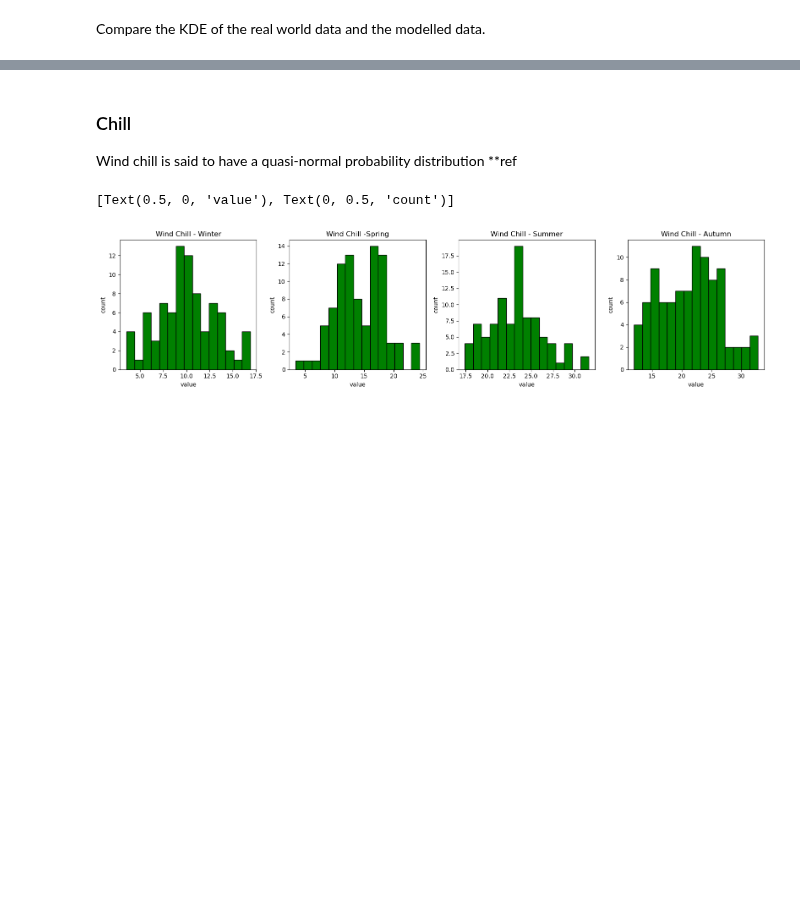
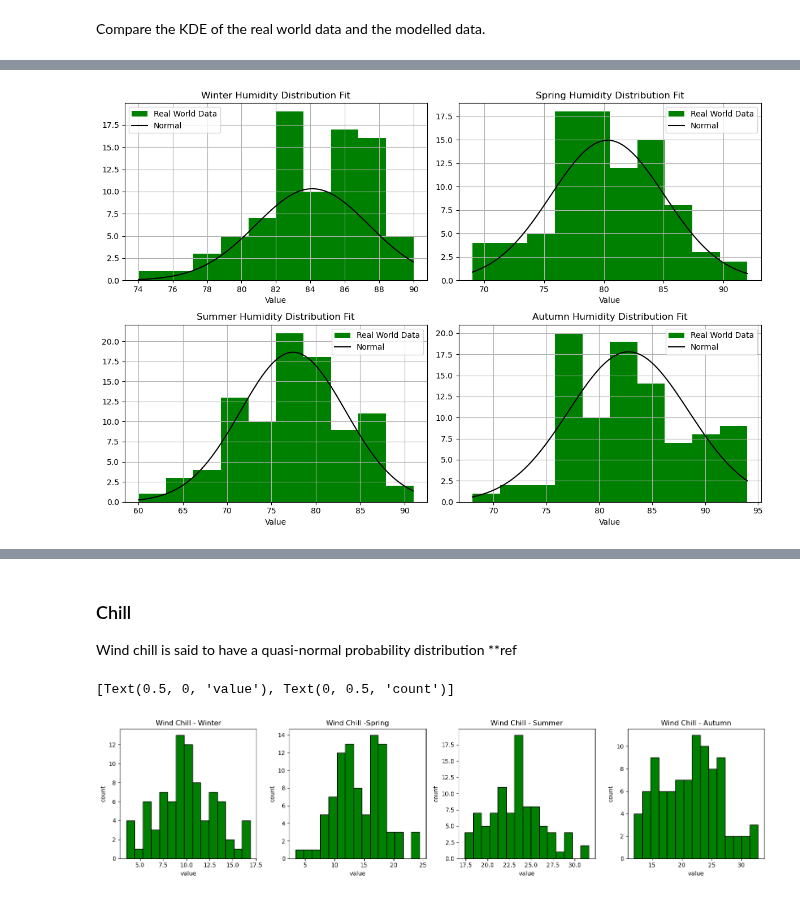
Before and after one commit to humphs078/ProgrammingforDataAnalysisAssignment_1, a Jupyter notebook: submission_notebook.ipynb, the cells around one changed output, grey strips where cells are left out. Saved outputs shown, nothing was run; the diff lists cells and outputs as text; code cells hidden in the pictures; blank space fills up the shorter version.

```diff
--- a/submission_notebook.ipynb
+++ b/submission_notebook.ipynb
@@ -500,41 +501,51 @@ winter_normal_humidity = np.random.normal(winter.describe()['humidity_%']['mean'
 spring_normal_humidity = np.random.normal(spring.describe()['humidity_%']['mean'], spring.describe()['humidity_%']['std'], size = spring_rows)
 summer_normal_humidity = np.random.normal(summer.describe()['humidity_%']['mean'], summer.describe()['humidity_%']['std'], size = summer_rows)
 autumn_normal_humidity = np.random.normal(autumn.describe()['humidity_%']['mean'], autumn.describe()['humidity_%']['std'], size = autumn_rows)
+# %%
+winter_humidity_xl = np.linspace(winter.describe()['humidity_%']['min'], winter.describe()['humidity_%']['max'], winter_rows)
+spring_humidity_xl = np.linspace(spring.describe()['humidity_%']['min'], spring.describe()['humidity_%']['max'], spring_rows)
+summer_humidity_xl = np.linspace(summer.describe()['humidity_%']['min'], summer.describe()['humidity_%']['max'], summer_rows)
+autumn_humidity_xl = np.linspace(autumn.describe()['humidity_%']['min'], autumn.describe()['humidity_%']['max'], autumn_rows)
+# %%
+def normal_dist(x , mean , sd):
+    prob_density = (np.pi*sd) * np.exp(-0.5*((x-mean)/sd)**2)
+    return prob_density
+
+norm_winter_humidity_pdf = normal_dist(winter_humidity_xl, winter.describe()['humidity_%']['mean'], winter.describe()['humidity_%']['std'])
+norm_spring_humidity_pdf = normal_dist(spring_humidity_xl, spring.describe()['humidity_%']['mean'], spring.describe()['humidity_%']['std'])
+norm_summer_humidity_pdf = normal_dist(summer_humidity_xl, summer.describe()['humidity_%']['mean'], summer.describe()['humidity_%']['std'])
+norm_autumn_humidity_pdf = normal_dist(autumn_humidity_xl, autumn.describe()['humidity_%']['mean'], autumn.describe()['humidity_%']['std'])
 # %%
-winter_humidity_xl = np.linspace(winter['humidity_%'].min(), winter['humidity_%'].max())
-spring_humidity_xl = np.linspace(spring['humidity_%'].min(), spring['humidity_%'].max())
-summer_humidity_xl = np.linspace(summer['humidity_%'].min(), summer['humidity_%'].max())
-autumn_humidity_xl = np.linspace(winter['humidity_%'].min(), autumn['humidity_%'].max())
-
-# Display Results:
 fig, axe = plt.subplots(2, 2)
-axe[0, 0].hist(winter['humidity_%'],density=1, label="Real World Data", color='green')
-axe[0, 0].plot(winter_humidity_xl,stats.rayleigh(scale=winter_gust_scale, loc=winter_gust_loc).pdf(winter_gust_xl), label="Rayleigh", color='black')
-axe[0, 0].set_title("Winter Gust Speed Distribution Fit")
+axe[0, 0].hist(winter['humidity_%'], label="Real World Data", color='green', bins=10)
+axe[0, 0].plot(winter_humidity_xl, norm_winter_humidity_pdf, label="Normal", color='black')
+axe[0, 0].set_title("Winter Humidity Distribution Fit")
 axe[0, 0].set_xlabel("Value")
 axe[0, 0].legend()
 axe[0, 0].grid()
 
-axe[0, 1].hist(spring['gust_m_s'],density=1, label="Real World Data", color='green')
-axe[0, 1].plot(spring_gust_xl,stats.rayleigh(scale=spring_gust_scale, loc=spring_gust_loc).pdf(spring_gust_xl), label="Rayleigh", color='black')
-axe[0, 1].set_title("Spring Gust Speed Distribution Fit")
+axe[0, 1].hist(spring['humidity_%'], label="Real World Data", color='green', bins=10)
+axe[0, 1].plot(spring_humidity_xl, norm_spring_humidity_pdf, label="Normal", color='black')
+axe[0, 1].set_title("Spring Humidity Distribution Fit")
 axe[0, 1].set_xlabel("Value")
 axe[0, 1].legend()
 axe[0, 1].grid()
 
-axe[1, 0].hist(summer['gust_m_s'],density=1, label="Real World Data", color='green')
-axe[1, 0].plot(summer_gust_xl,stats.rayleigh(scale=summer_gust_scale, loc=summer_gust_loc).pdf(summer_gust_xl), label="Rayleigh", color='black')
-axe[1, 0].set_title("Summer Gust Speed Distribution Fit")
+axe[1, 0].hist(summer['humidity_%'], label="Real World Data", color='green', bins=10)
+axe[1, 0].plot(summer_humidity_xl, norm_summer_humidity_pdf, label="Normal", color='black')
+axe[1, 0].set_title("Summer Humidity Distribution Fit")
 axe[1, 0].set_xlabel("Value")
 axe[1, 0].legend()
 axe[1, 0].grid()
 
-axe[1, 1].hist(autumn['gust_m_s'],density=1, label="Real World Data", color='green')
-axe[1, 1].plot(autumn_gust_xl,stats.rayleigh(scale=autumn_gust_scale, loc=autumn_gust_loc).pdf(autumn_gust_xl), label="Rayleigh", color='black')
-axe[1, 1].set_title("Autumn Gust Speed Distribution Fit")
+axe[1, 1].hist(autumn['humidity_%'], label="Real World Data", color='green', bins=10)
+axe[1, 1].plot(autumn_humidity_xl, norm_autumn_humidity_pdf, label="Normal", color='black')
+axe[1, 1].set_title("Autumn Humidity Distribution Fit")
 axe[1, 1].set_xlabel("Value")
 axe[1, 1].legend()
 axe[1, 1].grid()
+# %% [output]
+[figure, added]
 # %%
 # seeding so the random numbers generated don't change when code is run, for demonstrative purposes
 seed = np.random.seed(4)
```
Also changed, not shown: parts of 10 cells of this notebook.
